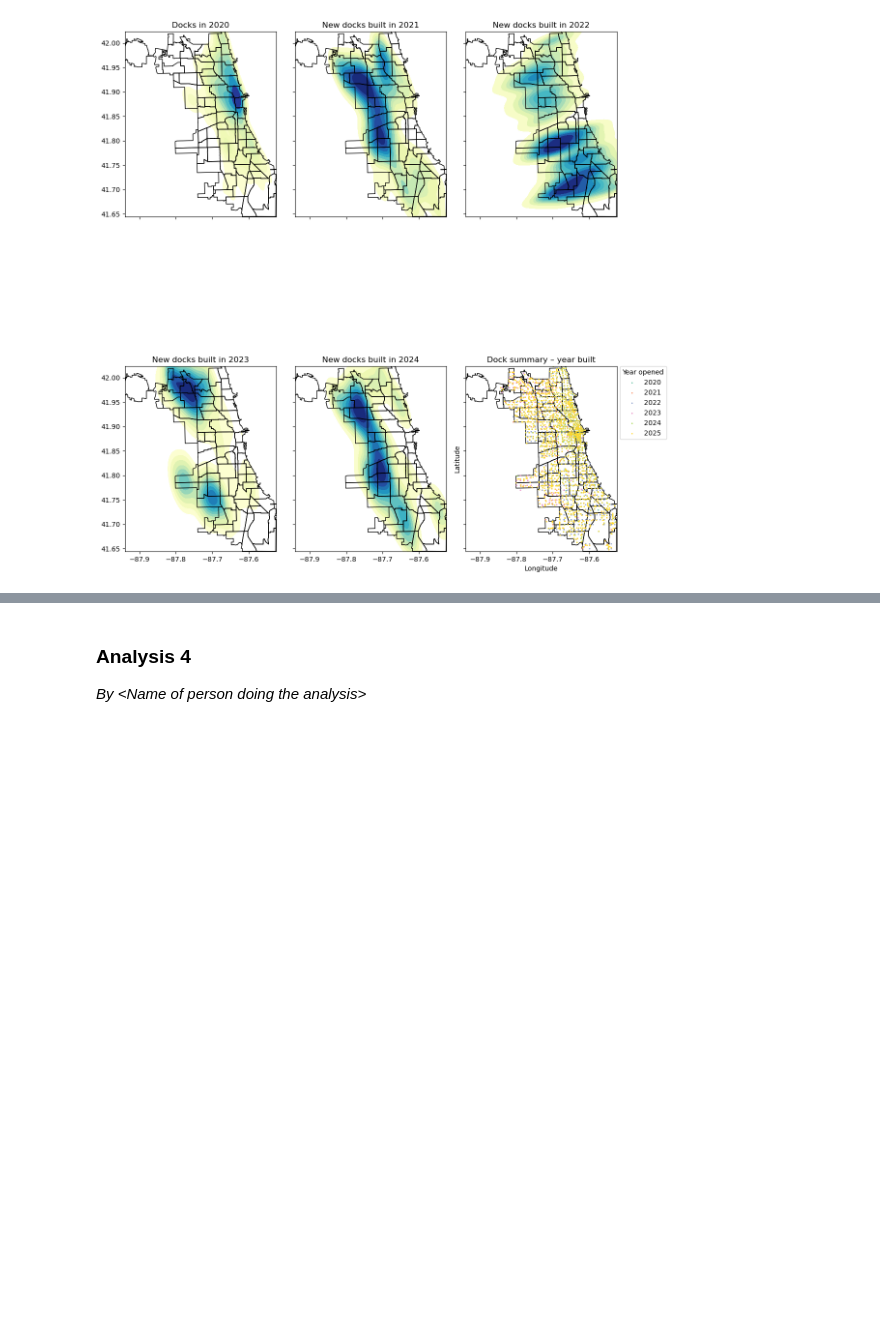
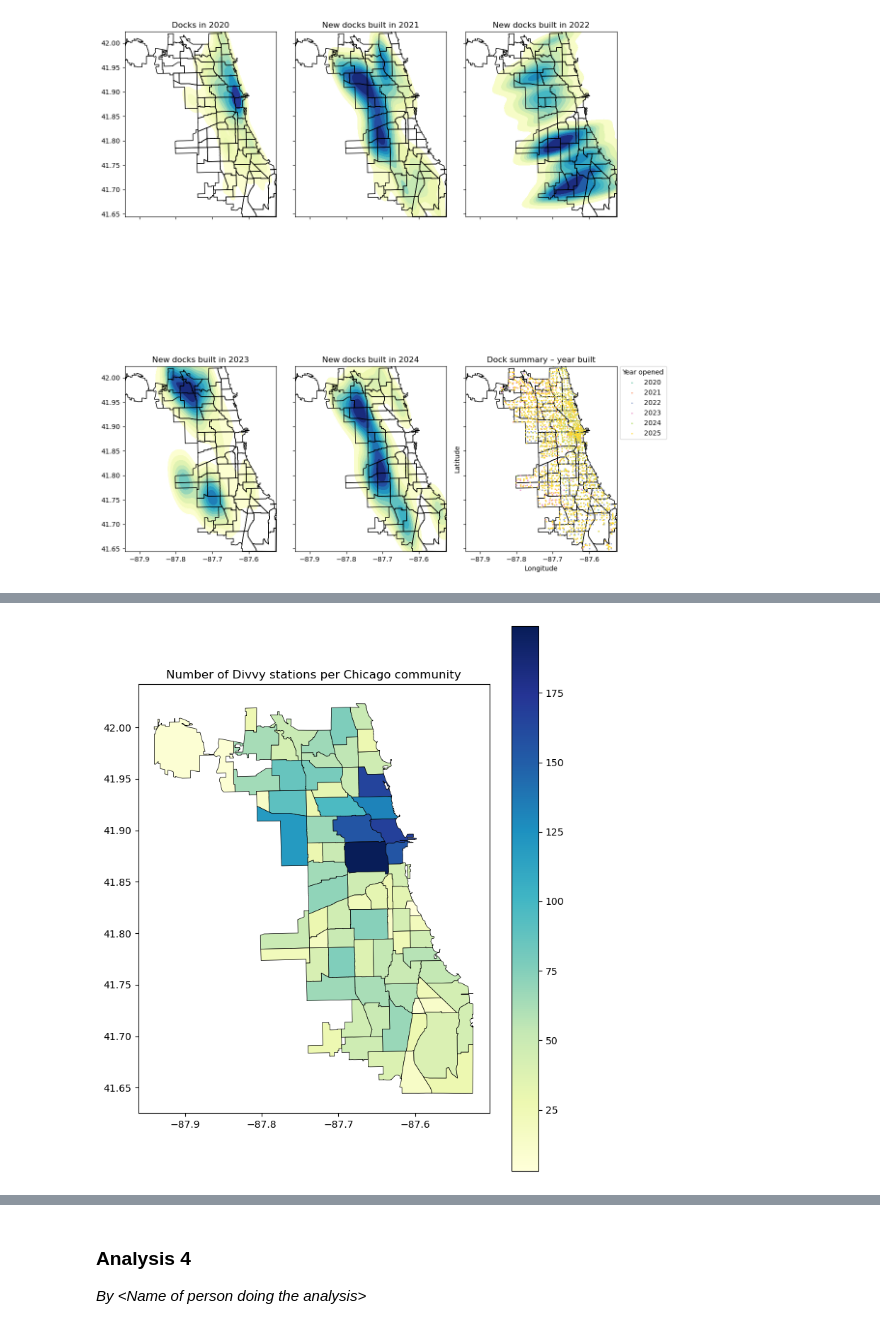
Before and after one commit to JonasGoldberg18/STAT303_Final_Project, a Jupyter notebook: Project Code Template.ipynb, the cells around one changed output, grey strips where cells are left out. Cells and saved outputs as stored; diff of their text form; code cells hidden in the pictures; blank space fills up the shorter version.

```diff
--- a/Project Code Template.ipynb
+++ b/Project Code Template.ipynb
@@ -1004,0 +983,13 @@ plt.show()
+# %%
+stations_gdf= gpd.GeoDataFrame(stations,geometry=gpd.points_from_xy(stations['lng'], stations['lat']),crs="EPSG:4326")
+stations_in_comm= gpd.sjoin(stations_gdf.to_crs(chi.crs),chi,how='inner',predicate='within')
+station_counts= (stations_in_comm.groupby('community').size().reset_index(name='station_count'))
+
+biz_joined= gpd.sjoin(biz_gdf,chi,how='inner',predicate='within')
+business_counts= (biz_joined.groupby('community').size().reset_index(name='business_count'))
+
+mmrp_joined= gpd.sjoin(mmrp_gdf,chi,how='inner',predicate='within')
+mmrp_counts= (mmrp_joined.groupby('community').size().reset_index(name='mmrp_count'))
+
+print(business_counts['business_count'].sum())
+print(mmrp_counts['mmrp_count'].sum())
@@ -1004,0 +1011,9 @@ plt.show()
+# %%
+comm_with_counts = chi.merge(station_counts, on='community', how='left')
+comm_with_counts['station_count'] = comm_with_counts['station_count'].fillna(0)
+
+ax = comm_with_counts.plot(column='station_count',cmap='YlGnBu',legend=True,edgecolor='black',linewidth=0.5,figsize=(8, 10))
+ax.set_title("Number of Divvy stations per Chicago community")
+plt.show()
+# %% [output]
+[figure, added]
```
Also changed, not shown: parts of 8 cells of this notebook.
